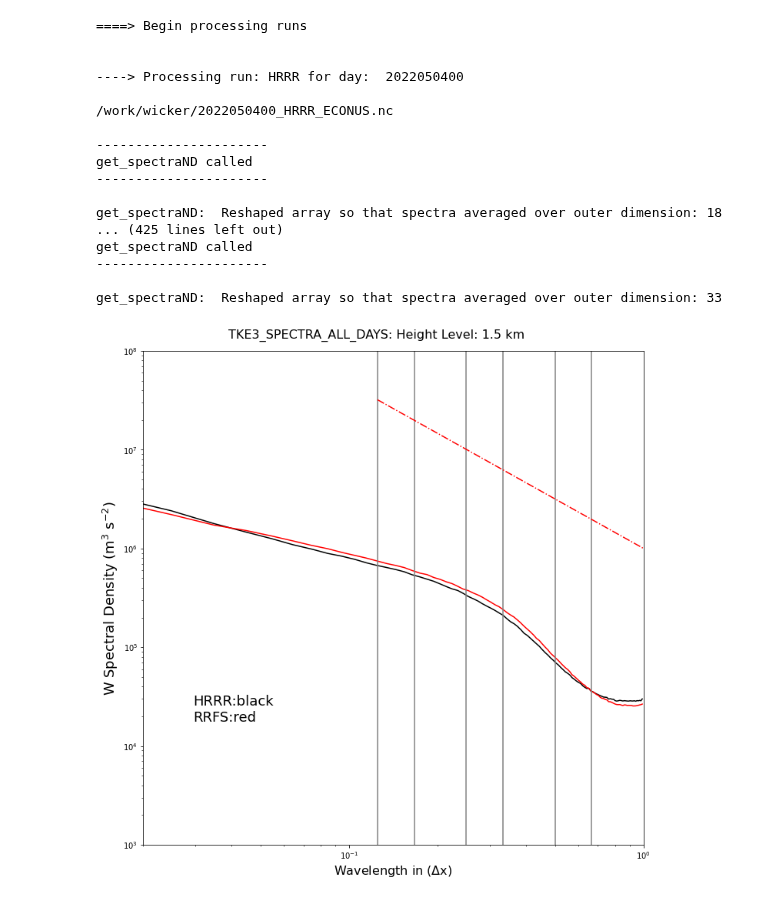
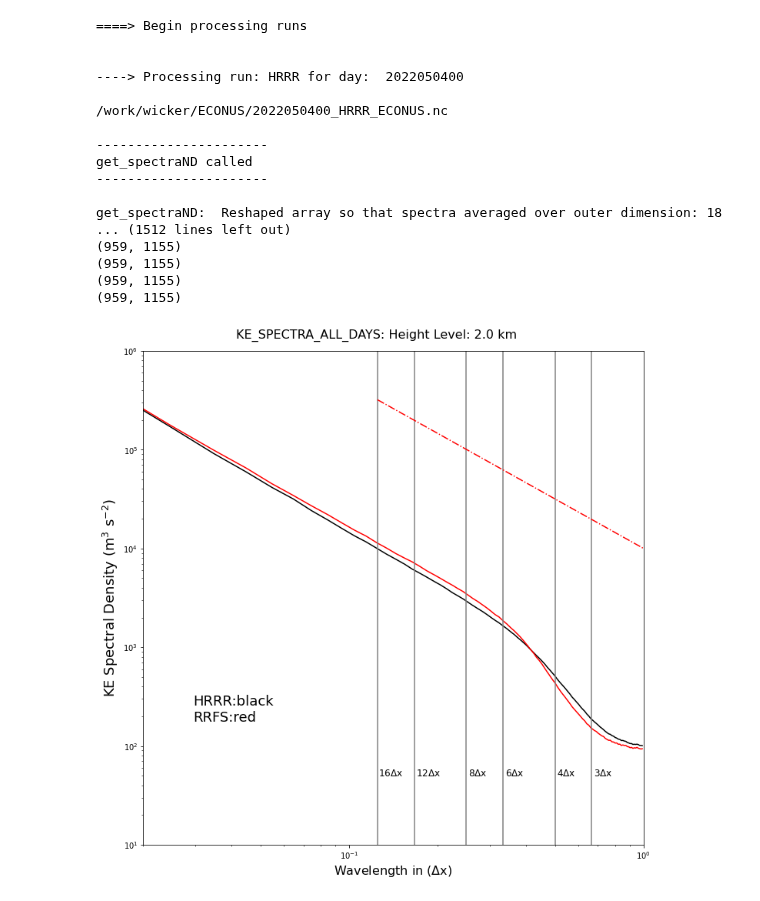
Before and after one commit to louiswicker/CAM_analysis_tools, a Jupyter notebook: real_cases/w_spectra_Spring2022.ipynb, the cells around one changed output. Drawn from its saved outputs; the diff is of its cells as text; code cells hidden in the pictures.

```diff
--- a/real_cases/w_spectra_Spring2022.ipynb
+++ b/real_cases/w_spectra_Spring2022.ipynb
@@ -234,5 +125,7 @@ get_spectraND:  Reshaped array so that spectra averaged over outer dimension: 33
 # %%
 import matplotlib.ticker as mticker
+
+analysis_levels  = [4, 34]
 
 def update_ticks(x, pos):
     if x != 0.0:
@@ -240,7 +133,7 @@ def update_ticks(x, pos):
     else:
         return r'$\infty$'
 
-in_dir  = "/work/wicker"
+in_dir  = "/work/wicker/ECONUS"
 out_dir = "/work/wicker/CAM_analysis_tools/2022_spectra"
 case_days = ["2022050400",
             "2022051200",
@@ -263,7 +156,7 @@ ret_data =  {"HRRR":[],
 avg_data = {"HRRR":np.zeros((ncases,avg_grid.shape[0],)),
             "RRFS":np.zeros((ncases,avg_grid.shape[0],))}
 
-func = get_spectra2D_AVG
+func = get_spectra2D_RAD
 axis = None
 
 delta = False
@@ -284,6 +177,9 @@ for k in analysis_levels:
             # Open data set
 
             data = xr.open_dataset(myfile)
+
+            zlevels = data.z
+
             # Loop over the analy_klevels to create multiple plots
 
             # these five levels are averaged together
@@ -327,15 +223,15 @@ for k in analysis_levels:
     axes.annotate("%s" % legend, xy=(0.10, 0.25), xycoords='axes fraction', color='k',fontsize=18)
     axes.xaxis.set_major_formatter(mticker.FuncFormatter(update_ticks))
 
-    ylim = [0.0001,1000.0]
+    ylim    = [0.1,1.0e4]
 
     axes.set_ylim(ylim[0], ylim[1])
 
-    ylabel = 5.
+    ylabel = 5. * ylim[0]
 
-    xoffset = [0.01, 0.0075, 0.005, 0.0035, 0.0025, 0.001]
+    xoffset = [0.01, 0.005, 0.0035, 0.001]
 
-    for n, w in enumerate([3.0, 4.0, 6.0, 8.0, 12.0, 16.0]):
+    for n, w in enumerate([4.0, 8.0, 12.0, 16.0]):
         axes.axvline(x = (2.0/w), color = 'grey', label = 'axvline - full height')
         axes.annotate(r"%d$\Delta$x" % w, xy=(2.0/w + xoffset[n], ylabel), xycoords='data', color='k',fontsize=12)
 
@@ -370,5 +246,7 @@ get_spectraND:  Reshaped array so that spectra averaged over outer dimension: 33
 # %%
 import matplotlib.ticker as mticker
+
+analysis_levels  = [4, 34]
 
 def update_ticks(x, pos):
     if x != 0.0:
@@ -376,7 +254,7 @@ def update_ticks(x, pos):
     else:
         return r'$\infty$'
 
-in_dir  = "/work/wicker"
+in_dir  = "/work/wicker/ECONUS"
 out_dir = "/work/wicker/CAM_analysis_tools/2022_spectra"
 case_days = ["2022050400",
             "2022051200",
@@ -399,7 +277,7 @@ ret_data =  {"HRRR":[],
 avg_data = {"HRRR":np.zeros((ncases,avg_grid.shape[0],)),
             "RRFS":np.zeros((ncases,avg_grid.shape[0],))}
 
-func = get_spectra2D_AVG
+func = get_spectra2D_RAD
 axis = None
 
 delta = False
@@ -420,6 +298,9 @@ for k in analysis_levels:
             # Open data set
 
             data = xr.open_dataset(myfile)
+
+            zlevels = data.z
+
             # Loop over the analy_klevels to create multiple plots
 
             # these five levels are averaged together
@@ -429,22 +310,17 @@ for k in analysis_levels:
             # Convert to numpy arrays, fill in zeros, compute horizontal TKE.
 
             data_u = np.nan_to_num(data.u_interp.isel(nz=klevels).values).astype('float64')
-            data_v = np.nan_to_num(data.u_interp.isel(nz=klevels).values).astype('float64')
-            data_w = np.nan_to_num(data.u_interp.isel(nz=klevels).values).astype('float64')
-
-
-            tke2 = 0.5*(data_u**2 + data_v**2 + data_w**2)
+            data_v = np.nan_to_num(data.v_interp.isel(nz=klevels).values).astype('float64')
 
             # Compute spectra...
 
-            ret = get_spectraND(tke2, func = func)
+            ret = get_spectraND(data_u, varray=data_v, func = func)
 
             ret_data[run].append(ret)
 
             avg_data[run][n][:] = np.interp(avg_grid, ret[2], ret[1])
 
             data.close()
-
 
 # Now post the runs....
 
@@ -468,47 +344,47 @@ for k in analysis_levels:
     axes.annotate("%s" % legend, xy=(0.10, 0.25), xycoords='axes fraction', color='k',fontsize=18)
     axes.xaxis.set_major_formatter(mticker.FuncFormatter(update_ticks))
 
-    ylim = [1000.,1.0e8]
+    ylim = [1.0e1,1.0e6]
 
     axes.set_ylim(ylim[0], ylim[1])
 
-    ylabel = 5.
+    ylabel = 5. * ylim[0]
 
     xoffset = [0.01, 0.0075, 0.005, 0.0035, 0.0025, 0.001]
 
     for n, w in enumerate([3.0, 4.0, 6.0, 8.0, 12.0, 16.0]):
         axes.axvline(x = (2.0/w), color = 'grey', label = 'axvline - full height')
         axes.annotate(r"%d$\Delta$x" % w, xy=(2.0/w + xoffset[n], ylabel), xycoords='data', color='k',fontsize=12)
 
     xpt = [2.0/16.,2.0/2.0]
     dlnx = np.log(xpt[1]) - np.log(xpt[0])
     y1   = ylim[1]/(100.)
     y0   = np.exp(np.log(y1) + 5./3. * dlnx)
     ypt  = [y0,y1]
     axes.loglog(xpt, ypt, color='red',linestyle='-.',label='k$^{-5/3}$')
 
     axes.set_xlabel(r"Wavelength in ($\Delta$x)", fontsize=16)
-    axes.set_ylabel(r"W Spectral Density (m$^3$ s$^{-2}$)", fontsize=18)
+    axes.set_ylabel(r"KE Spectral Density (m$^3$ s$^{-2}$)", fontsize=18)
 
-    plt.suptitle("TKE3_SPECTRA_ALL_DAYS: Height Level: %3.1f km" % (zlevels[k]/1000.), fontsize=16)
+    plt.suptitle("KE_SPECTRA_ALL_DAYS: Height Level: %3.1f km" % (zlevels[k]/1000.), fontsize=16)
 
-    plt.savefig("%s/%s_%3.1fkm.png" % (out_dir, 'TKE3_SPECTRA_ALL', zlevels[k]/1000.),bbox_inches='tight',dpi=300)
+    plt.savefig("%s/%s_%3.1fkm.png" % (out_dir, 'KE_SPECTRA_ALL', zlevels[k]/1000.),bbox_inches='tight',dpi=300)
 # %% [output]
 ====> Begin processing runs
 
 
 ----> Processing run: HRRR for day:  2022050400
 
-/work/wicker/2022050400_HRRR_ECONUS.nc
+/work/wicker/ECONUS/2022050400_HRRR_ECONUS.nc
 
 ----------------------
 get_spectraND called
 ----------------------
 
 get_spectraND:  Reshaped array so that spectra averaged over outer dimension: 18
-... (425 lines left out)
-get_spectraND called
-----------------------
-
-get_spectraND:  Reshaped array so that spectra averaged over outer dimension: 33
+... (1512 lines left out)
+(959, 1155)
+(959, 1155)
+(959, 1155)
+(959, 1155)
-[figure, old version]
+[figure, new version]
```
Also changed, not shown: parts of 5 cells of this notebook, 6 other files.
